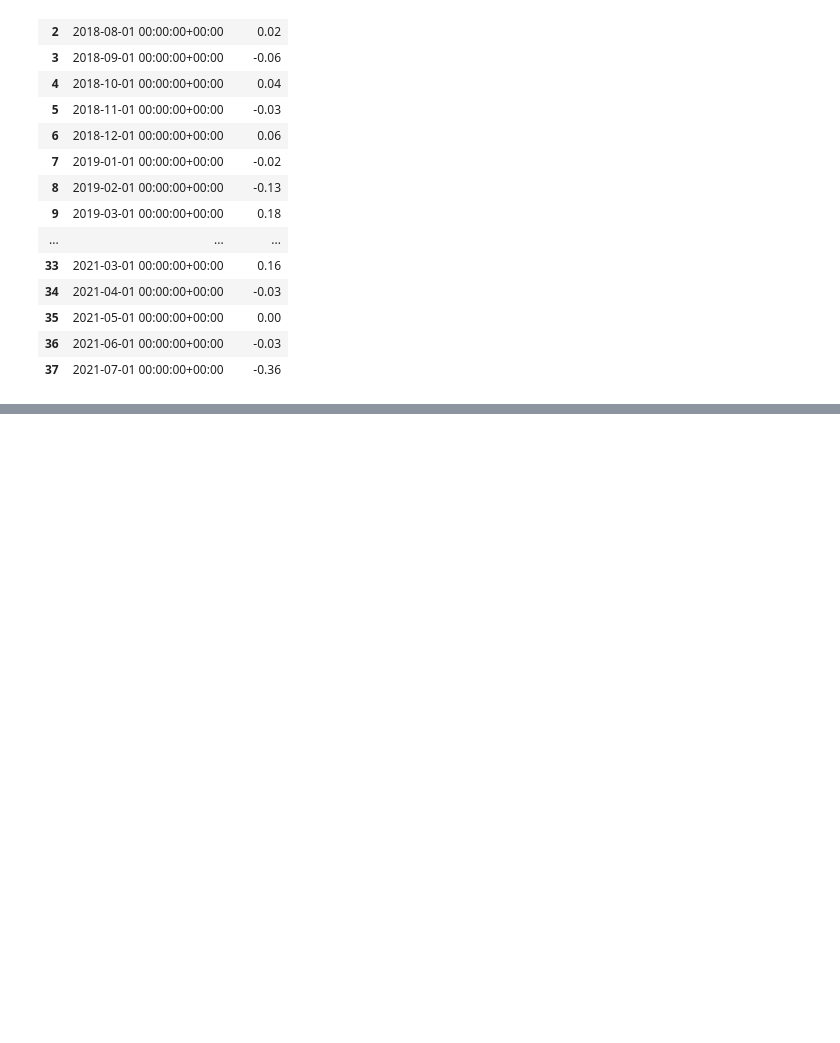
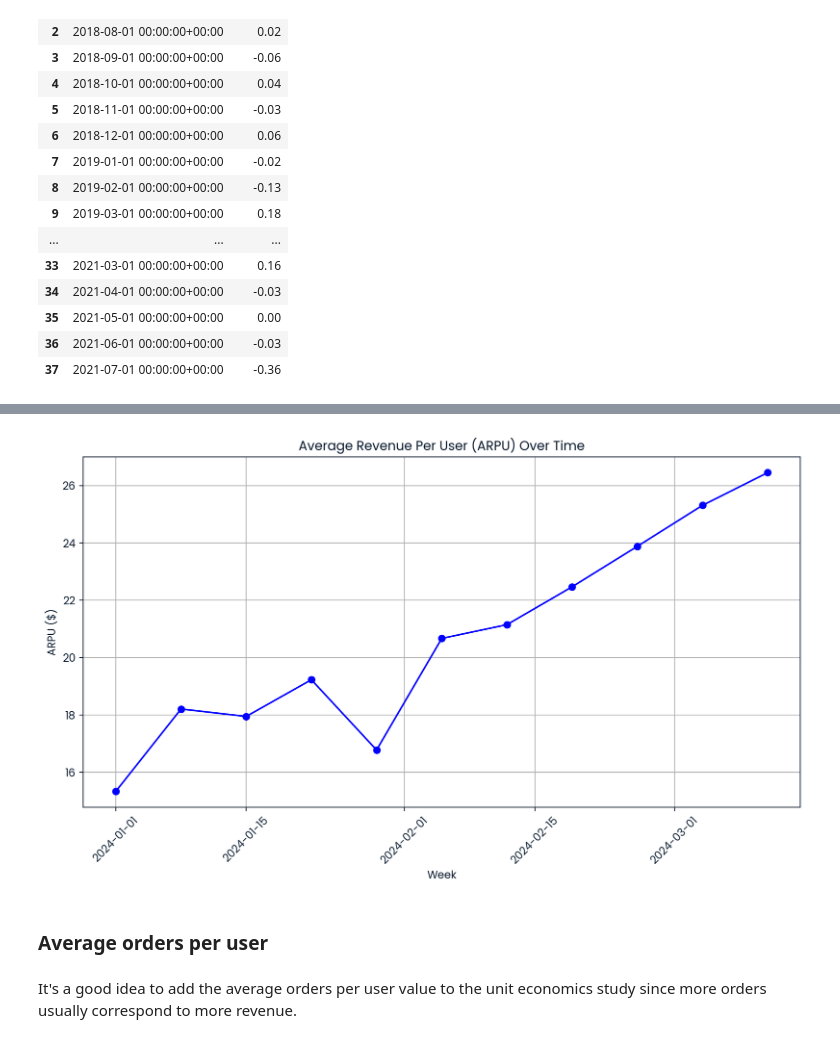
Before and after one commit to Akotovets1/Performance-analysis-subscription-service, a Jupyter notebook: notebook.ipynb, the cells around one changed output, grey strips where cells are left out. Cells and saved outputs as stored; diff of their text form; code cells hidden in the pictures; blank space fills up the shorter version.

Commit message:
Adding Users KPI

```diff
--- a/notebook.ipynb
+++ b/notebook.ipynb
@@ -511,0 +665,68 @@ ORDER BY delivr_month ASC;
+# %%
+import matplotlib.pyplot as plt
+
+import pandas as pd
+
+from io import StringIO
+
+# Sample data simulating the result of the SQL query
+
+data = """
+
+delivr_week,arpu
+
+2024-01-01,15.34
+
+2024-01-08,18.21
+
+2024-01-15,17.95
+
+2024-01-22,19.23
+
+2024-01-29,16.78
+
+2024-02-05,20.67
+
+2024-02-12,21.15
+
+2024-02-19,22.47
+
+2024-02-26,23.88
+
+2024-03-04,25.31
+
+2024-03-11,26.45
+
+"""
+
+# Reading the data into a DataFrame
+
+df = pd.read_csv(StringIO(data), parse_dates=["delivr_week"])
+
+# Plotting the data
+
+plt.figure(figsize=(10, 6))
+
+plt.plot(df['delivr_week'], df['arpu'], marker='o', linestyle='-', color='blue')
+
+plt.title('Average Revenue Per User (ARPU) Over Time')
+
+plt.xlabel('Week')
+
+plt.ylabel('ARPU ($)')
+
+plt.grid(True)
+
+plt.xticks(rotation=45)
+
+plt.tight_layout()
+
+# Show the plot
+
+plt.show()
+# %% [output]
+[figure, added]
+# %% [markdown]
+### Average orders per user
+# %% [markdown]
+It's a good idea to add the average orders per user value to the unit economics study since more orders usually correspond to more revenue.
```
Also changed, not shown: parts of 61 cells of this notebook.
